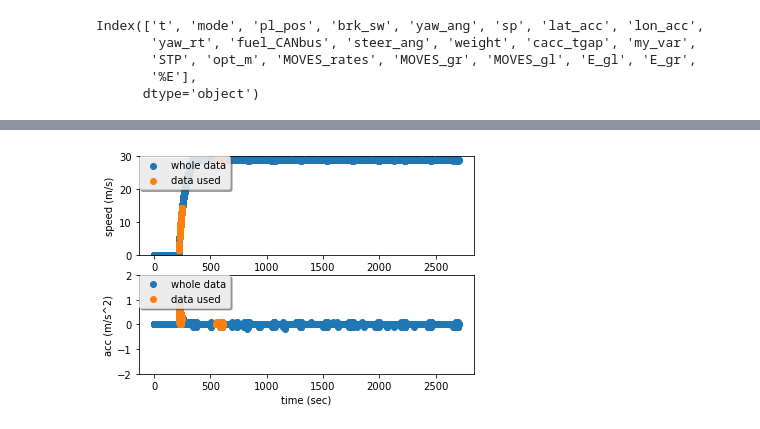
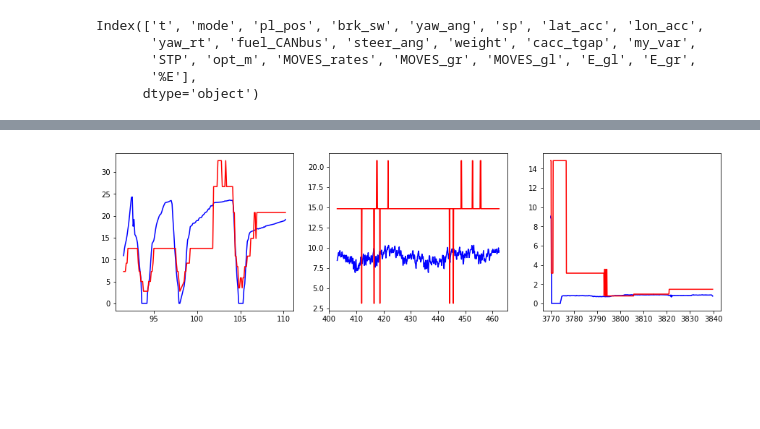
Before and after one commit to haniramezani/prepare-fuel-data, a Jupyter notebook: DC.ipynb, the cells around one changed output, grey strips where cells are left out. Saved outputs shown, nothing was run; the diff lists cells and outputs as text; code cells hidden in the pictures; blank space fills up the shorter version.

```diff
--- a/DC.ipynb
+++ b/DC.ipynb
@@ -5,8 +7,8 @@ import matplotlib.pyplot as plt
 # %%
-path="C:/Users/STEVE/Desktop/Fuel consumption project/fuel consumption datat/notebook_data"
-dc=pd.read_csv(path+"/test0.csv")
-trk1=pd.read_csv(path+"/trk1.csv")
-trk1_2t=pd.read_csv(path+"/1_truck_double_trailer_65mph.csv")
+path=r"C:\Users\STEVE\Desktop\papers\MOVES report"
+dc=pd.read_csv(os.path.join(path,"DC.csv"))
+trk1=pd.read_csv(os.path.join(path,'trk1.csv'))
+trk1_2t=pd.read_csv(os.path.join(path,'trk1_2t.csv'))
 dc.columns
 # %% [output]
 Index(['t', 'mode', 'pl_pos', 'brk_sw', 'yaw_ang', 'sp', 'lat_acc', 'lon_acc',
@@ -34,0 +19,5 @@ trk1_2t3=pd.concat([trk1_2t,trk1_2t2.jerk_index], axis=1)
+# %%
+for df in (dc, trk1, trk1_2t):
+    df.drop(['brk_sw','mode','pl_pos','yaw_ang','lat_acc', 'steer_ang','weight','cacc_tgap','my_var','MOVES_gl','E_gl'
+            , 'E_gr', '%E'], axis=1, inplace=True)
+dc.columns
@@ -35 +28,19 @@ trk1_2t3=pd.concat([trk1_2t,trk1_2t2.jerk_index], axis=1)
+# %%
+
+#trk1['mine']=None
+def shift_time(w, input_list):
+    w=w*10
+    out=[]
+    n=len(input_list)
+
+    for i in range(n):
+        if i<n-w:
+            out.append(input_list[i+int(w)])
+        else:
+            out.append(input_list[i])
+    return out
+# %%
+for df in (dc, trk1, trk1_2t):
+    my_list=list(df.MOVES_gr)
+    df['moves_shifted']=shift_time(.3, my_list)
 # %%
@@ -53,24 +101,16 @@ df_trk1.to_csv(path_out+"/trk1.csv")
-# %%
-
-def plot_data(df,df_):
-    fig, (ax1, ax2)=plt.subplots(2,1)
-    line11=ax1.scatter(df.t,df['sp'], label='whole data')
-    line12=ax1.scatter(df_.t,df_['sp'], label='data used')
-    line21=ax2.scatter(df.t,df['lon_acc'], label='whole data')
-    line22=ax2.scatter(df_.t,df_['lon_acc'],label='data used')
-    ax1.set_ylabel('speed (m/s)')
-    ax1.set_xlabel('time (sec)')
-    ax2.set_ylabel('acc (m/s^2)')
-    ax2.set_xlabel('time (sec)')
-    ax1.set_ylim(0,30)
-    ax2.set_ylim(-2,2)
-
-    legend1 = ax1.legend(loc='upper left', shadow=True,borderaxespad=0.)
-    legend2 = ax2.legend(loc='upper left', shadow=True,borderaxespad=0.)
-
-
-    plt.show()
-
-plot_data(trk1_2t, df_trk1_2t)
-# %% [output]
-[figure, removed]
+# %%
+x,y_moves, y_CBD=[],[],[]
+for df in [trk1_acc, trk1_const, trk1_dec]:
+    x.append(df.t)
+    y_moves.append(df.fuel_CANbus)
+    y_CBD.append(df.moves_shifted)
+
+fig, ax=plt.subplots(1,3, figsize=(15,4))
+for i in range(len(x)):
+    ax[i].plot(x[i],y_moves[i], color='blue')
+    ax[i].plot(x[i],y_CBD[i], color='red')
+
+plt.show()
+#basicplot(, df_dc.MOVES_gr)
+# %% [output]
+[figure, added]
```
Also changed, not shown: parts of 21 cells of this notebook.
